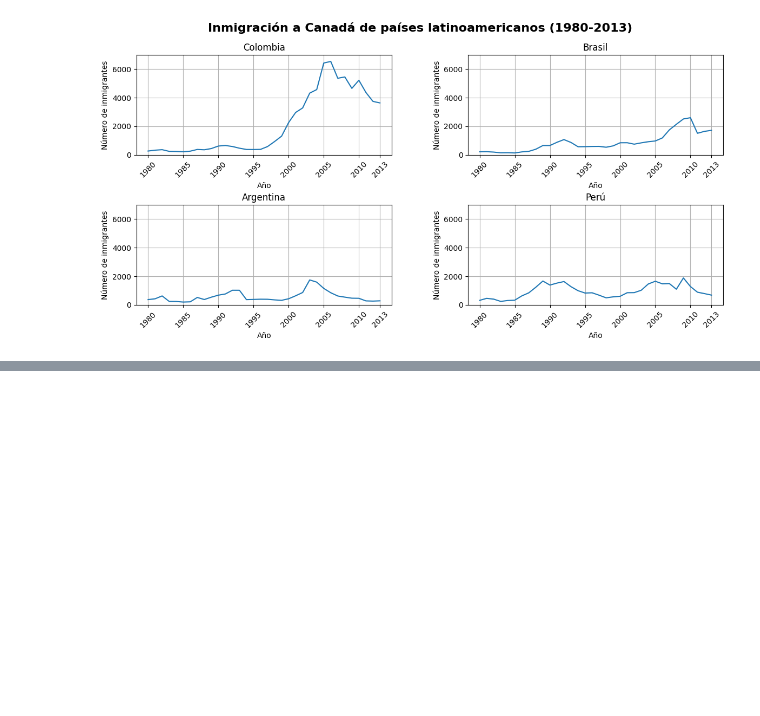
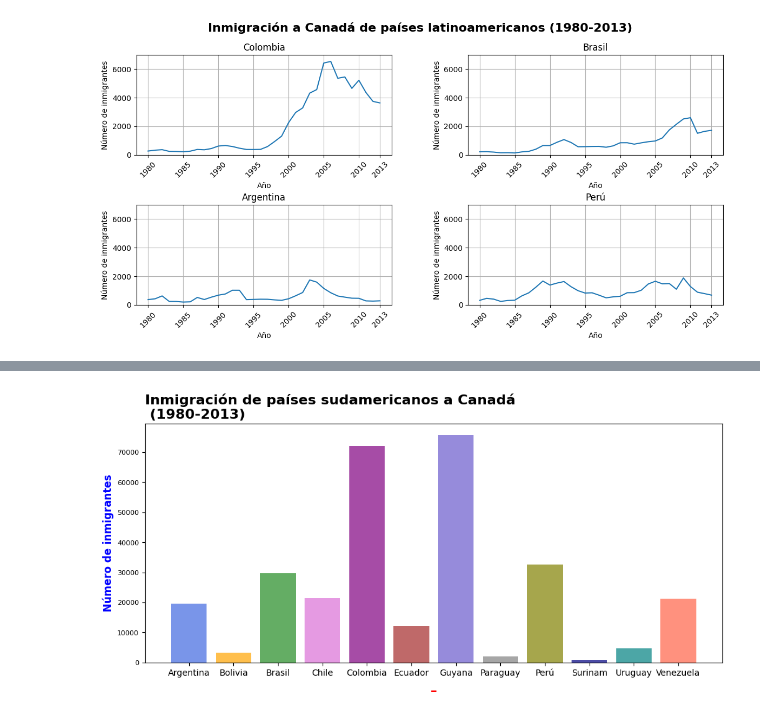
Before and after one commit to yuri19762008/001_ORACLE, a Jupyter notebook: 011_VISUALIZACION_DATOS/visualizacion_de_datos_con_python.ipynb, the cells around one changed output, grey strips where cells are left out. Drawn from its saved outputs; the diff is of its cells as text; code cells hidden in the pictures; blank space fills up the shorter version.

```diff
--- a/011_VISUALIZACION_DATOS/visualizacion_de_datos_con_python.ipynb
+++ b/011_VISUALIZACION_DATOS/visualizacion_de_datos_con_python.ipynb
@@ -300,0 +316,3 @@ plt.show()
+# %%
+sudamerica = df.query('Region == "América del Sur"')
+sudamerica.head(10)
@@ -300,0 +333,17 @@ plt.show()
+# %%
+colores = ['royalblue', 'orange', 'forestgreen','orchid', 'purple', 'brown', 'slateblue', 'gray', 'olive', 'navy','teal', 'tomato']
+
+
+fig, ax = plt.subplots(figsize=(12, 5))
+
+ax.bar(sudamerica.index, sudamerica['Total'], color=colores, alpha=0.7)
+ax.set_title('Inmigración de países sudamericanos a Canadá\n (1980-2013)', fontsize=16, fontweight='bold', color='black',loc='left')
+
+ax.set_xlabel('_', fontsize=12, fontweight='bold', color='red')
+ax.set_ylabel('Número de inmigrantes', fontsize=12, fontweight='bold', color='blue')
+ax.xaxis.set_tick_params(labelsize=10)
+ax.yaxis.set_tick_params(labelsize=8)
+
+plt.show()
+# %% [output]
+[figure, added]
```
Also changed, not shown: parts of 13 cells of this notebook, 4 other files.
